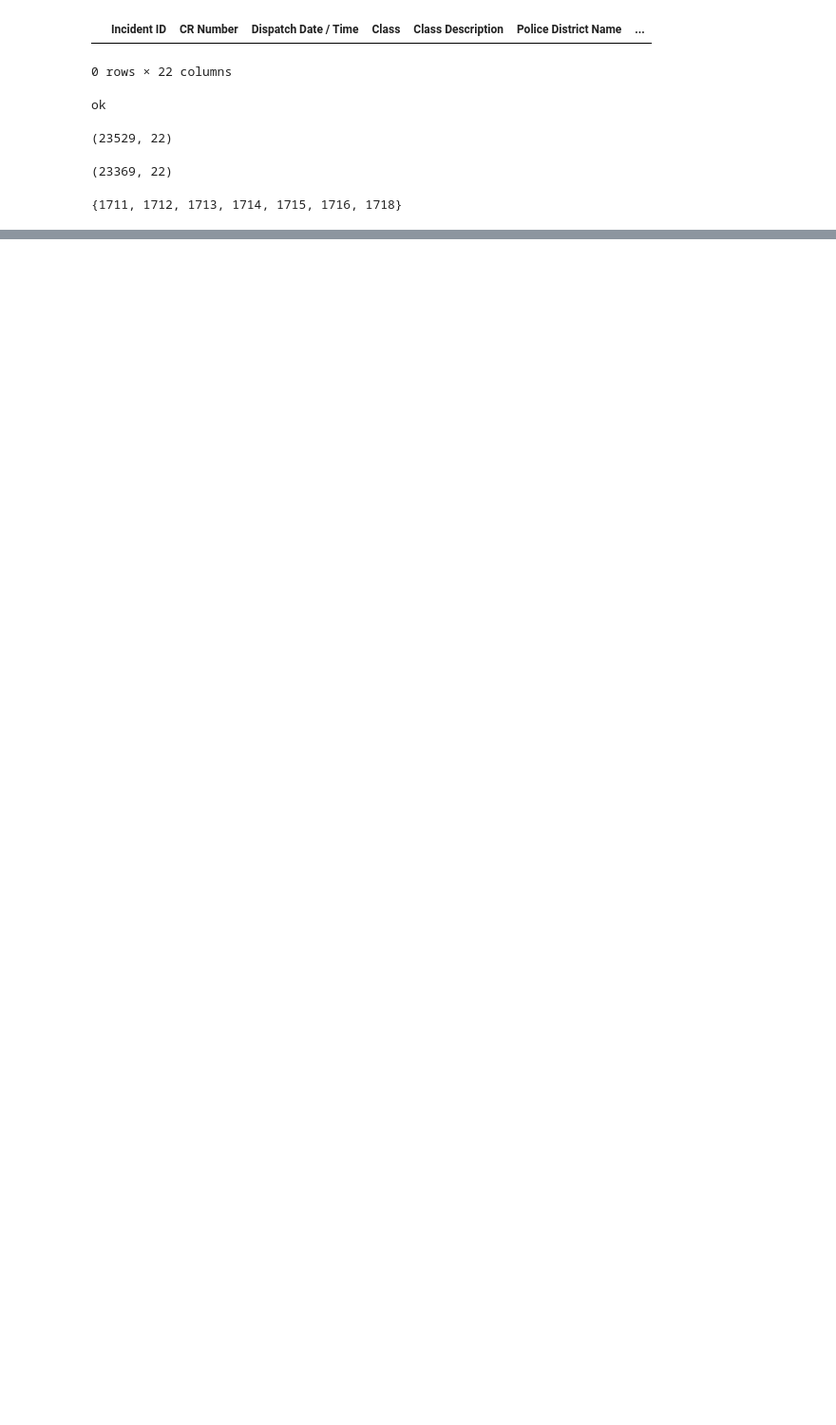
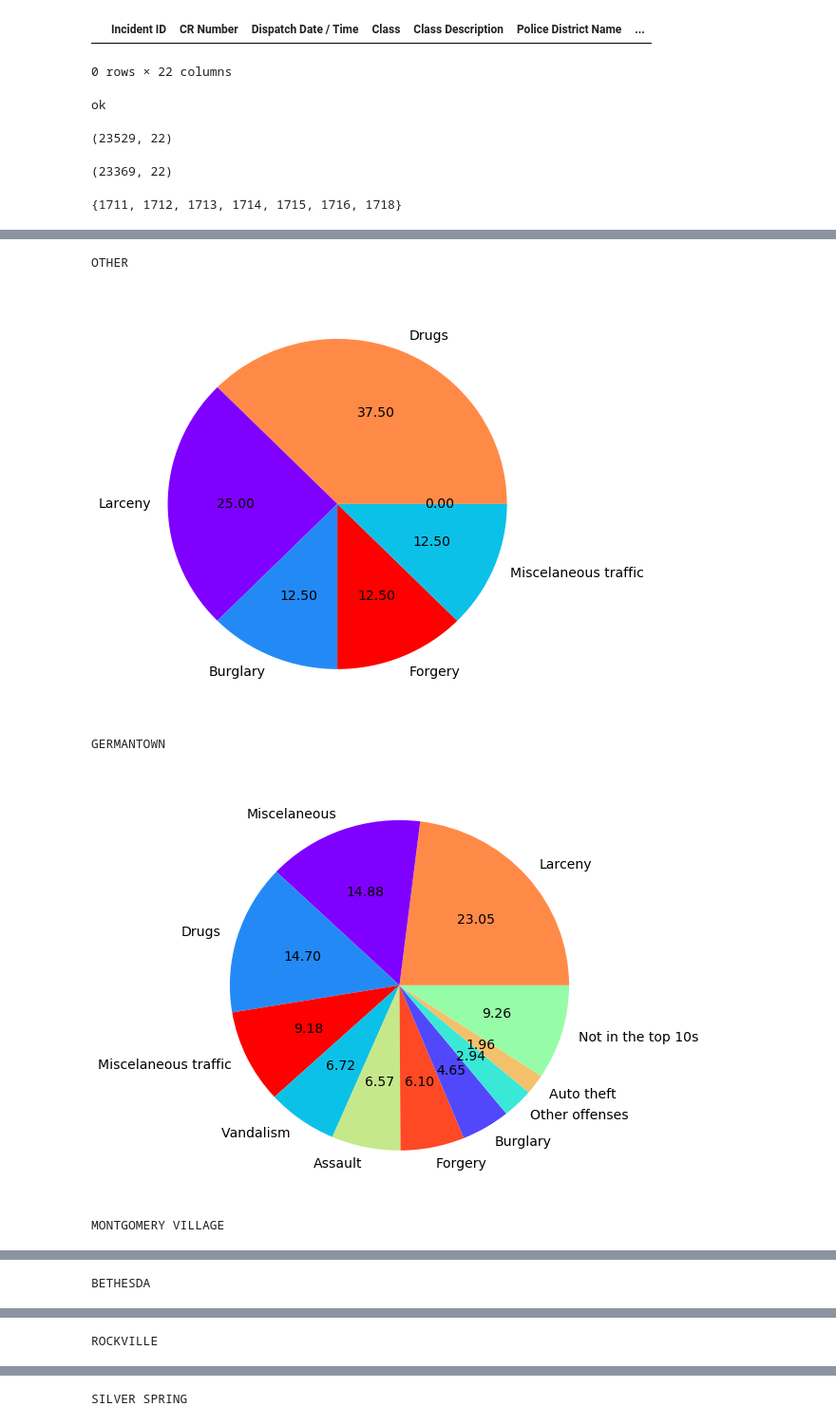
Before and after one commit to abugim/Minority-Report, a Jupyter notebook: Classificacao_ocorrencias.ipynb, the cells around one changed output, grey strips where cells are left out. Shown at 95% size. Saved outputs shown, nothing was run; the diff lists cells and outputs as text; code cells hidden in the pictures; blank space fills up the shorter version.

```diff
--- a/Classificacao_ocorrencias.ipynb
+++ b/Classificacao_ocorrencias.ipynb
@@ -287 +286,21 @@ ROCKVILLE
 ... (52 outputs left out)
+# %%
+pd = crimes['Police District Name'].unique()
+cmap = cm.get_cmap('rainbow',12)
+colors=([cmap(i) for i in np.linspace(0, 1, 11)])
+
+random.shuffle(colors)
+for pol_d in pd:
+    print(pol_d)
+    crime_percent = crimes[crimes['Police District Name'] == pol_d].loc[:,'Category'].value_counts(normalize=True)
+    top_10 = crime_percent[0:10]
+    top_10.name = ''
+    top_10.set_value('Not in the top 10s', np.sum(crime_percent[10:]))
+    top_10.plot.pie(figsize = (8,8),autopct='%.2f', fontsize = 14, colors=colors)
+    plt.show()
+# %% [output]
+OTHER
+[figure, added]
+GERMANTOWN
+[figure, added]
+MONTGOMERY VILLAGE
@@ -287,0 +308 @@ ROCKVILLE
+BETHESDA
@@ -287,0 +310 @@ ROCKVILLE
+ROCKVILLE
@@ -287,0 +312 @@ ROCKVILLE
+SILVER SPRING
```
Also changed, not shown: parts of 9 cells of this notebook.
